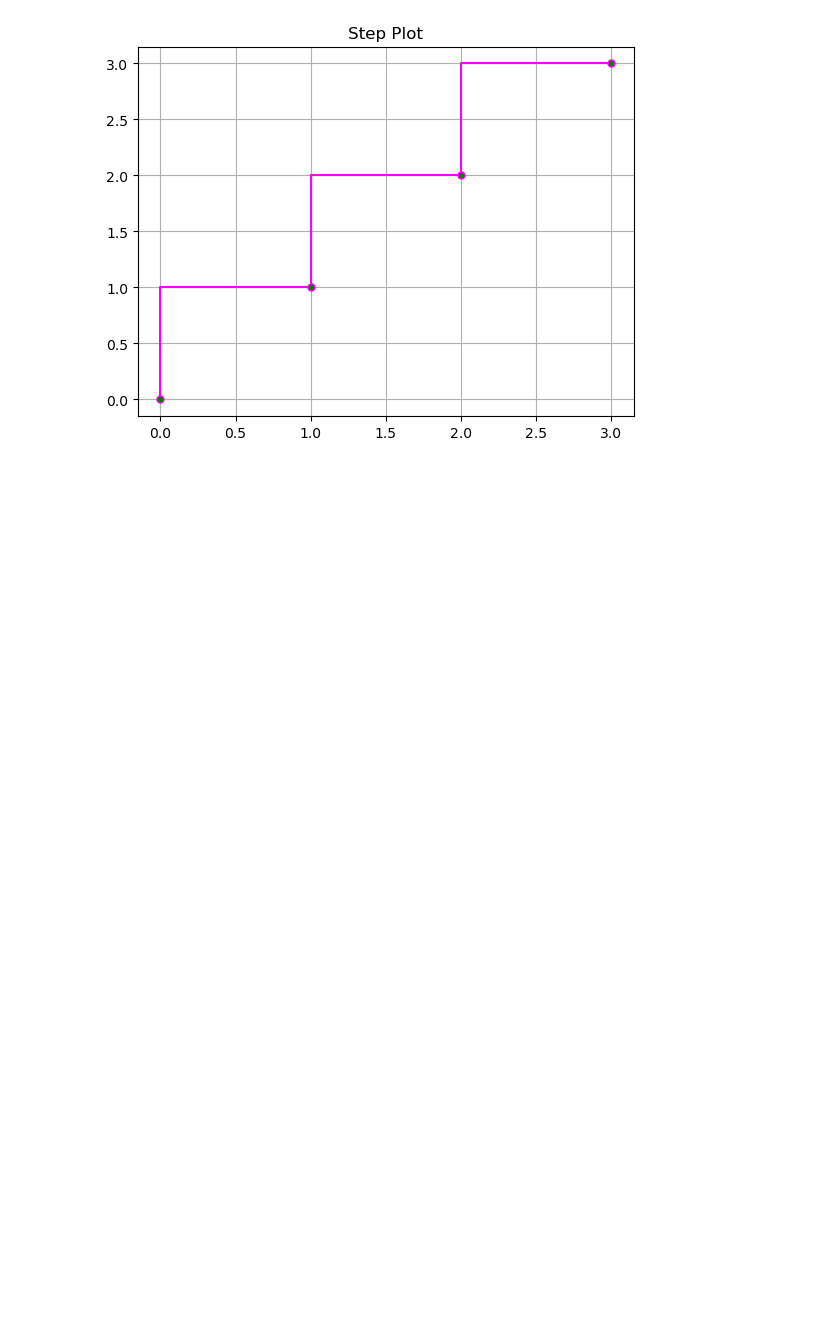
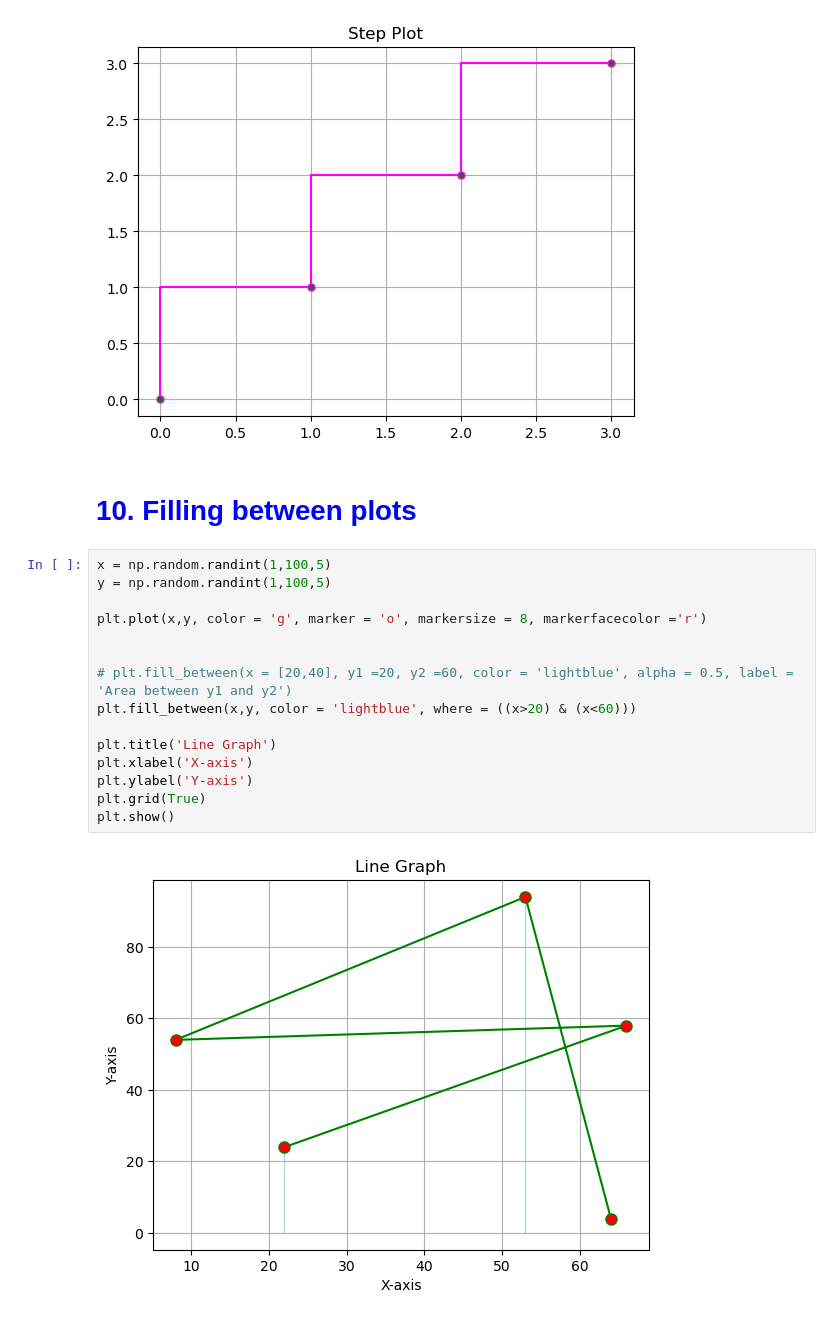
Before and after one commit to Kartika-Nidhi/Libraries_for_DS, a Jupyter notebook: Matplotlib.ipynb, the cells around one changed output. Drawn from its saved outputs; the diff is of its cells as text; blank space fills up the shorter version.

```diff
--- a/Matplotlib.ipynb
+++ b/Matplotlib.ipynb
@@ -443,3 +443,22 @@ plt.grid(True)
 plt.show()
 # %% [output]
 [figure]
+# %% [markdown]
+<h1 style = "color:blue">10. Filling between plots
+# %%
+x = np.random.randint(1,100,5)
+y = np.random.randint(1,100,5)
+
+plt.plot(x,y, color = 'g', marker = 'o', markersize = 8, markerfacecolor ='r')
+
+
+# plt.fill_between(x = [20,40], y1 =20, y2 =60, color = 'lightblue', alpha = 0.5, label = 'Area between y1 and y2')
+plt.fill_between(x,y, color = 'lightblue', where = ((x>20) & (x<60)))
+
+plt.title('Line Graph')
+plt.xlabel('X-axis')
+plt.ylabel('Y-axis')
+plt.grid(True)
+plt.show()
+# %% [output]
+[figure, added]
```
Also changed, not shown: parts of 11 cells of this notebook.
